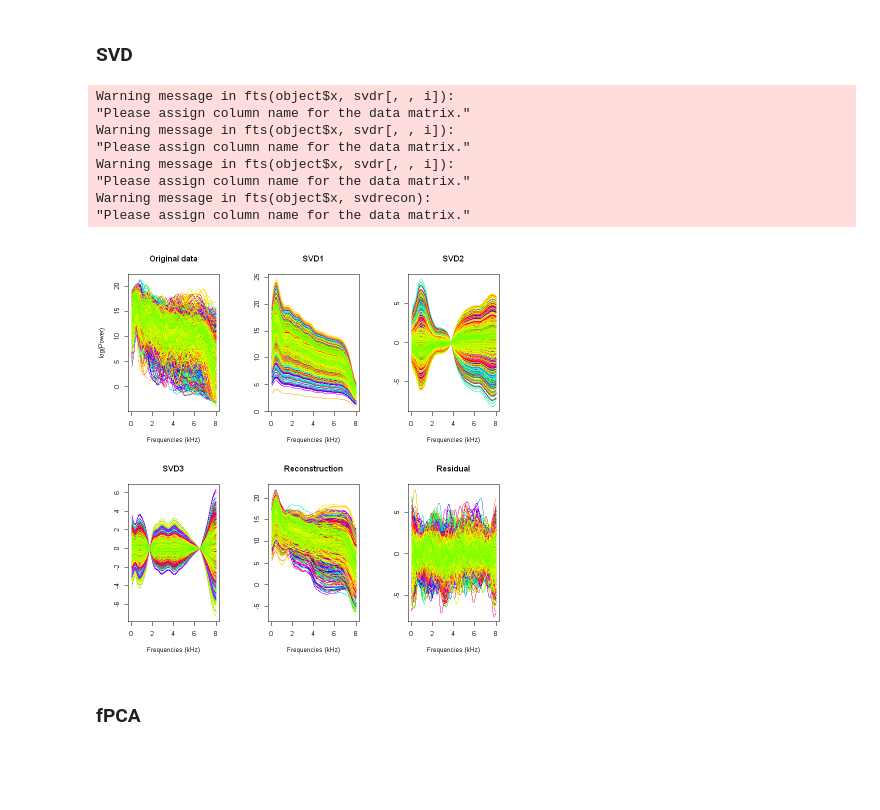
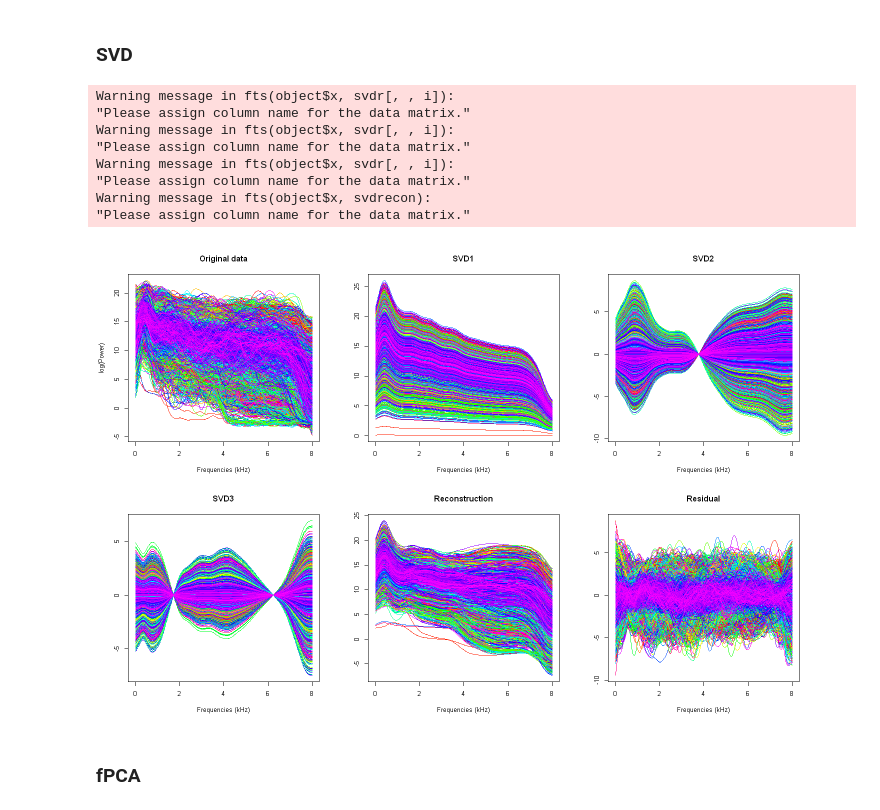
Before and after one commit to robertmackevic/fda-project, a Jupyter notebook: final.ipynb, the cells around one changed output. Cells and saved outputs as stored; diff of their text form; code cells hidden in the pictures; blank space fills up the shorter version.

```diff
--- a/final.ipynb
+++ b/final.ipynb
@@ -39,7 +39,7 @@ The following object is masked from 'package:fda':
 data_dir <- "SpeechCommands"
 # When testing is TRUE, validation dataset is used for training
 # When testing is FALSE, training dataset is used for training
-testing <- TRUE
+testing <- FALSE
 
 train_paths <- file.path(
   data_dir, readLines(file.path(data_dir, "train.txt"))
@@ -379,23 +379,25 @@ Adjusted Rand Index (ARI): 0.0417
 # %% [markdown]
 ### SVD
 # %%
+options(repr.plot.width = 12, repr.plot.height = 8)
 train$fds <- fds(
   x = train$smooth$argvals,
   y = t(train$smooth$data),
   xname = train$data$names$xlab,
   yname = train$data$names$ylab
 )
 SVDplot(train$fds, order = 3)
+options(repr.plot.width = 8, repr.plot.height = 8)
 # %% [output]
 Warning message in fts(object$x, svdr[, , i]):
 "Please assign column name for the data matrix."
 Warning message in fts(object$x, svdr[, , i]):
 "Please assign column name for the data matrix."
 Warning message in fts(object$x, svdr[, , i]):
 "Please assign column name for the data matrix."
 Warning message in fts(object$x, svdrecon):
 "Please assign column name for the data matrix."
-[figure, old version]
+[figure, new version]
 # %% [markdown]
 ### fPCA
 # %%
```
Also changed, not shown: parts of 22 cells of this notebook.
